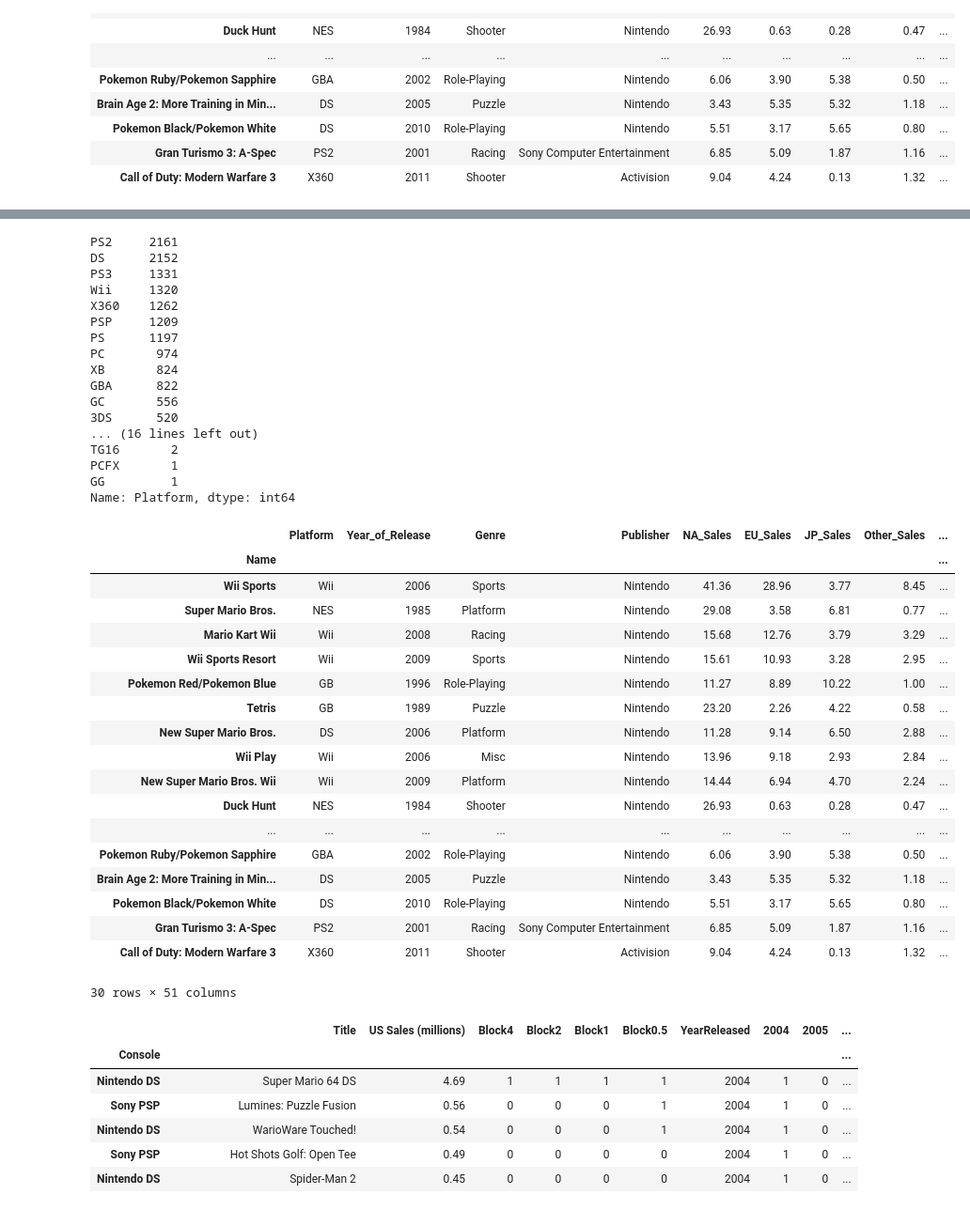
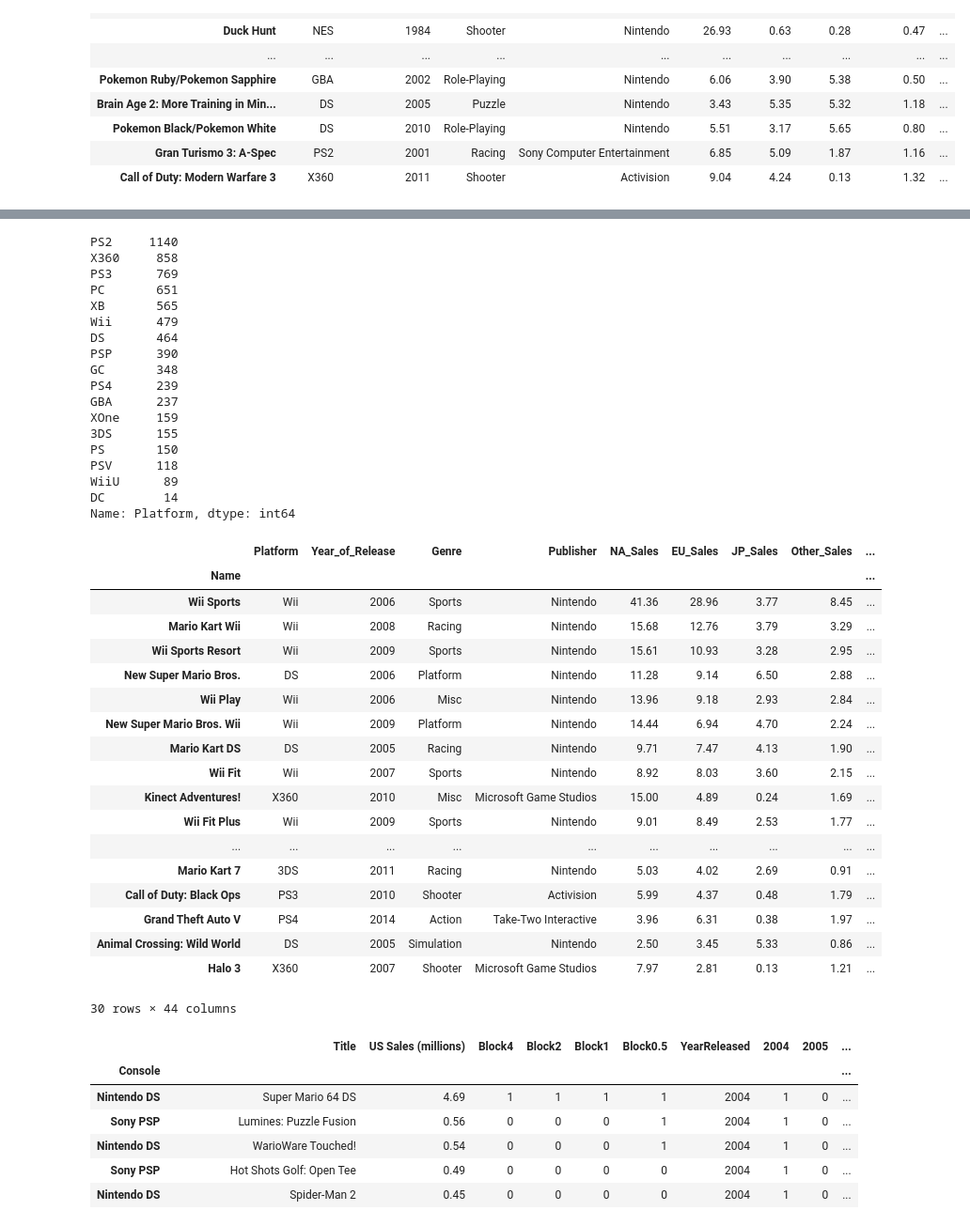
Before and after one commit to SportsReiter12/Data-Science, a Jupyter notebook: Video Game Capstone Project/Data Wrangling/Video Game Capstone Project Data Wrangling.ipynb, the cells around one changed output, grey strips where cells are left out. Shown at 94% size. Saved outputs shown, nothing was run; the diff lists cells and outputs as text; code cells hidden in the pictures.

Commit message:
Video Game Capstone Data Wrangling 11/28/2018
Dropped the NaNs.

```diff
--- a/Video Game Capstone Project/Data Wrangling/Video Game Capstone Project Data Wrangling.ipynb
+++ b/Video Game Capstone Project/Data Wrangling/Video Game Capstone Project Data Wrangling.ipynb
@@ -26,3 +26,7 @@ df.head(30)
 | Pokemon Black/Pokemon White | DS | 2010 | Role-Playing | Nintendo | 5.51 | 3.17 | 5.65 | 0.80 | ... |
 | Gran Turismo 3: A-Spec | PS2 | 2001 | Racing | Sony Computer Entertainment | 6.85 | 5.09 | 1.87 | 1.16 | ... |
 | Call of Duty: Modern Warfare 3 | X360 | 2011 | Shooter | Activision | 9.04 | 4.24 | 0.13 | 1.32 | ... |
+# %%
+# Dropped all missing values
+df = df.dropna()
+df.info()
@@ -82,70 +107,64 @@ df.head(30)
 # Seeing how many types of consoles there are
 df['Platform'].value_counts()
 # %% [output]
-PS2     2161
-DS      2152
-PS3     1331
-Wii     1320
-X360    1262
-PSP     1209
-PS      1197
-PC       974
-XB       824
-GBA      822
-GC       556
-3DS      520
-... (16 lines left out)
-TG16       2
-PCFX       1
-GG         1
+PS2     1140
+X360     858
+PS3      769
+PC       651
+XB       565
+Wii      479
+DS       464
+PSP      390
+GC       348
+PS4      239
+GBA      237
+XOne     159
+3DS      155
+PS       150
+PSV      118
+WiiU      89
+DC        14
 Name: Platform, dtype: int64
 # %%
 # Making columns for some of the consoles
-df['Atari 2600'] = (df['Platform'] == '2600').astype(int)
-df['Game Boy'] = (df['Platform'] == 'GB').astype(int)
 df['Game Boy Advance'] = (df['Platform'] == 'GBA').astype(int)
-df['Nintendo'] = (df['Platform'] == 'NES').astype(int)
 df['Nintendo 3DS'] = (df['Platform'] == '3DS').astype(int)
-df['Nintendo 64'] = (df['Platform'] == 'N64').astype(int)
 df['Nintendo DS'] = (df['Platform'] == 'DS').astype(int)
 df['Nintendo Gamecube'] = (df['Platform'] == 'GC').astype(int)
 df['Nintendo Wii'] = (df['Platform'] == 'Wii').astype(int)
 df['Nintendo Wii U'] = (df['Platform'] == 'WiiU').astype(int)
 df['PC'] = (df['Platform'] == 'PC').astype(int)
 df['Playstation'] = (df['Platform'] == 'PS').astype(int)
 df['Playstation 2'] = (df['Platform'] == 'PS2').astype(int)
 df['Playstation 3'] = (df['Platform'] == 'PS3').astype(int)
 df['Playstation 4'] = (df['Platform'] == 'PS4').astype(int)
 df['Playstation Vita'] = (df['Platform'] == 'PSV').astype(int)
 df['PSP'] = (df['Platform'] == 'PSP').astype(int)
 df['Sega Dreamcast'] = (df['Platform'] == 'DC').astype(int)
-df['Sega Genesis'] = (df['Platform'] == 'GEN').astype(int)
-df['Sega Saturn'] = (df['Platform'] == 'SAT').astype(int)
-df['Super Nintendo'] = (df['Platform'] == 'SNES').astype(int)
 df['XBOX'] = (df['Platform'] == 'XB').astype(int)
 df['XBOX 360'] = (df['Platform'] == 'X360').astype(int)
 df['XBOX One'] = (df['Platform'] == 'XOne').astype(int)
 df.head(30)
 # %% [output]
 |  | Platform | Year_of_Release | Genre | Publisher | NA_Sales | EU_Sales | JP_Sales | Other_Sales | ... |
 | Name |  |  |  |  |  |  |  |  | ... |
 | Wii Sports | Wii | 2006 | Sports | Nintendo | 41.36 | 28.96 | 3.77 | 8.45 | ... |
-| Super Mario Bros. | NES | 1985 | Platform | Nintendo | 29.08 | 3.58 | 6.81 | 0.77 | ... |
 | Mario Kart Wii | Wii | 2008 | Racing | Nintendo | 15.68 | 12.76 | 3.79 | 3.29 | ... |
 | Wii Sports Resort | Wii | 2009 | Sports | Nintendo | 15.61 | 10.93 | 3.28 | 2.95 | ... |
-| Pokemon Red/Pokemon Blue | GB | 1996 | Role-Playing | Nintendo | 11.27 | 8.89 | 10.22 | 1.00 | ... |
-| Tetris | GB | 1989 | Puzzle | Nintendo | 23.20 | 2.26 | 4.22 | 0.58 | ... |
 | New Super Mario Bros. | DS | 2006 | Platform | Nintendo | 11.28 | 9.14 | 6.50 | 2.88 | ... |
 | Wii Play | Wii | 2006 | Misc | Nintendo | 13.96 | 9.18 | 2.93 | 2.84 | ... |
 | New Super Mario Bros. Wii | Wii | 2009 | Platform | Nintendo | 14.44 | 6.94 | 4.70 | 2.24 | ... |
-| Duck Hunt | NES | 1984 | Shooter | Nintendo | 26.93 | 0.63 | 0.28 | 0.47 | ... |
+| Mario Kart DS | DS | 2005 | Racing | Nintendo | 9.71 | 7.47 | 4.13 | 1.90 | ... |
+| Wii Fit | Wii | 2007 | Sports | Nintendo | 8.92 | 8.03 | 3.60 | 2.15 | ... |
+| Kinect Adventures! | X360 | 2010 | Misc | Microsoft Game Studios | 15.00 | 4.89 | 0.24 | 1.69 | ... |
+| Wii Fit Plus | Wii | 2009 | Sports | Nintendo | 9.01 | 8.49 | 2.53 | 1.77 | ... |
 | ... | ... | ... | ... | ... | ... | ... | ... | ... | ... |
-| Pokemon Ruby/Pokemon Sapphire | GBA | 2002 | Role-Playing | Nintendo | 6.06 | 3.90 | 5.38 | 0.50 | ... |
-| Brain Age 2: More Training in Min... | DS | 2005 | Puzzle | Nintendo | 3.43 | 5.35 | 5.32 | 1.18 | ... |
-| Pokemon Black/Pokemon White | DS | 2010 | Role-Playing | Nintendo | 5.51 | 3.17 | 5.65 | 0.80 | ... |
-| Gran Turismo 3: A-Spec | PS2 | 2001 | Racing | Sony Computer Entertainment | 6.85 | 5.09 | 1.87 | 1.16 | ... |
-| Call of Duty: Modern Warfare 3 | X360 | 2011 | Shooter | Activision | 9.04 | 4.24 | 0.13 | 1.32 | ... |
+| Mario Kart 7 | 3DS | 2011 | Racing | Nintendo | 5.03 | 4.02 | 2.69 | 0.91 | ... |
+| Call of Duty: Black Ops | PS3 | 2010 | Shooter | Activision | 5.99 | 4.37 | 0.48 | 1.79 | ... |
+| Grand Theft Auto V | PS4 | 2014 | Action | Take-Two Interactive | 3.96 | 6.31 | 0.38 | 1.97 | ... |
+| Animal Crossing: Wild World | DS | 2005 | Simulation | Nintendo | 2.50 | 3.45 | 5.33 | 0.86 | ... |
+| Halo 3 | X360 | 2007 | Shooter | Microsoft Game Studios | 7.97 | 2.81 | 0.13 | 1.21 | ... |
-30 rows × 51 columns
+30 rows × 44 columns
 # %%
 # Uploading second Dataset and inspecting its contents
 df_2 = pd.DataFrame()
```
Also changed, not shown: parts of 3 cells of this notebook.
